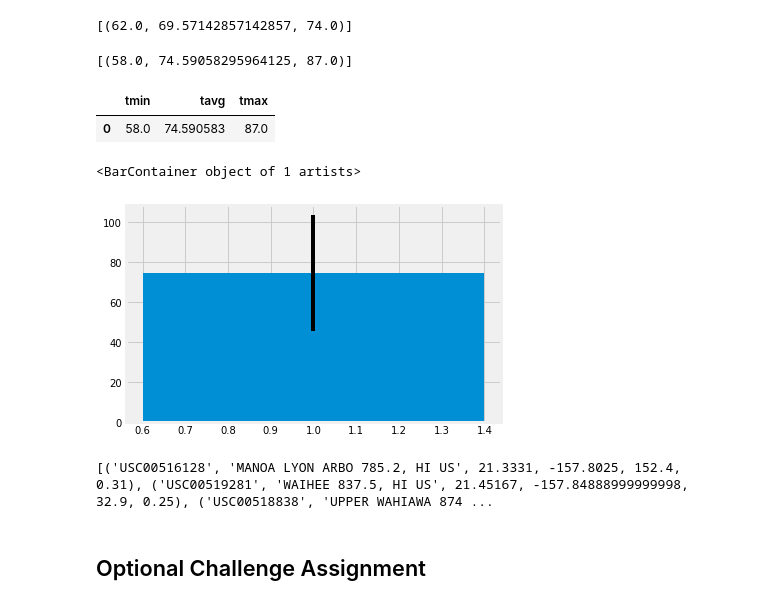
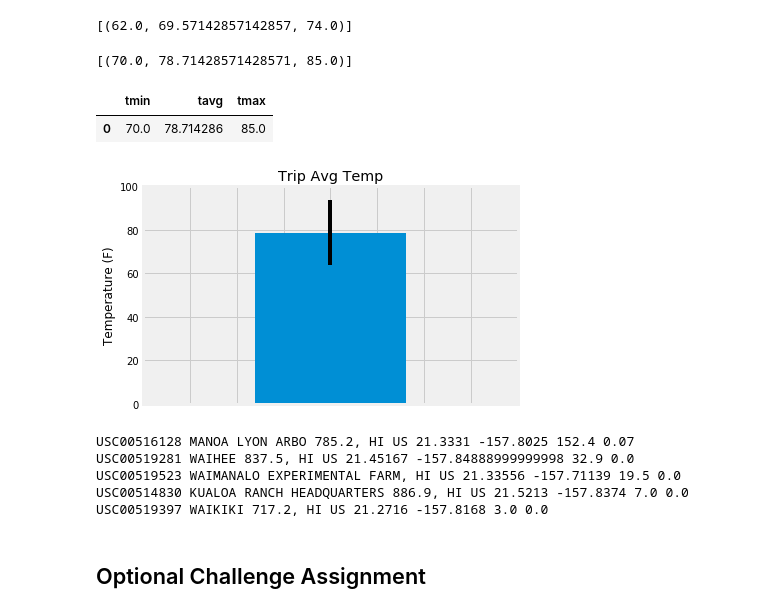
Before and after one commit to loryuen/sqlalchemy-challenge, a Jupyter notebook: climate.ipynb, the cells around one changed output. Cells and saved outputs as stored; diff of their text form; code cells hidden in the pictures.

Commit message:
query

```diff
--- a/climate.ipynb
+++ b/climate.ipynb
@@ -271,33 +264,55 @@ print(calc_temps('2012-02-28', '2012-03-05'))
 # %%
 # Use your previous function `calc_temps` to calculate the tmin, tavg, and tmax
 # for your trip using the previous year's data for those same dates.
-t_results = calc_temps('2016-08-23','2017-08-23')
+t_results = calc_temps('2017-08-10','2017-08-23')
 print(t_results)
 # %% [output]
-[(58.0, 74.59058295964125, 87.0)]
+[(70.0, 78.71428571428571, 85.0)]
 # %%
 t_df = pd.DataFrame(t_results, columns =['tmin','tavg','tmax'])
 t_df
 # %% [output]
 |  | tmin | tavg | tmax |
-| 0 | 58.0 | 74.590583 | 87.0 |
+| 0 | 70.0 | 78.714286 | 85.0 |
 # %%
 # Plot the results from your previous query as a bar chart.
 # Use "Trip Avg Temp" as your Title
 # Use the average temperature for the y value
 # Use the peak-to-peak (tmax-tmin) value as the y error bar (yerr)
-#yerr = pd.DataFrame([t_df['tmin'],t_df['tmax']])
+
+fig, ax = plt.subplots()
 yerr = t_df['tmax']-t_df['tmin']
-#ax = t_df.plot(t_df['tavg'], yerr=yerr)
-plt.bar(1, t_df['tavg'], yerr=yerr)
+ax.bar(1, t_df['tavg'], yerr=yerr)
+plt.title('Trip Avg Temp')
+plt.ylabel('Temperature (F)')
+plt.xlim(0, 2)
+plt.ylim(0,100)
+
+#remove x labels
+labels = [item.get_text() for item in ax.get_xticklabels()]
+empty_string_labels = ['']*len(labels)
+ax.set_xticklabels(empty_string_labels)
+
+plt.savefig('images/03_tripavgtemp.png')
+
+plt.show()
 # %% [output]
-<BarContainer object of 1 artists>
-[figure, old version]
+[figure, new version]
 # %%
 # Calculate the total amount of rainfall per weather station for your trip dates using the previous year's matching dates.
 # Sort this in descending order by precipitation amount and list the station, name, latitude, longitude, and elevation
+
+for m, s in session.query(Measurement, Station).filter(Measurement.station == Station.station).\
+    filter(Measurement.date >= '2017-08-10').filter(Measurement.date <= '2017-08-23').\
+    group_by(Measurement.station).\
+    order_by(func.sum(Measurement.prcp).desc()).all():
+        print(m.station, s.name, s.latitude, s.longitude, s.elevation, m.prcp)
 # %% [output]
-[('USC00516128', 'MANOA LYON ARBO 785.2, HI US', 21.3331, -157.8025, 152.4, 0.31), ('USC00519281', 'WAIHEE 837.5, HI US', 21.45167, -157.84888999999998, 32.9, 0.25), ('USC00518838', 'UPPER WAHIAWA 874 ...
+USC00516128 MANOA LYON ARBO 785.2, HI US 21.3331 -157.8025 152.4 0.07
+USC00519281 WAIHEE 837.5, HI US 21.45167 -157.84888999999998 32.9 0.0
+USC00519523 WAIMANALO EXPERIMENTAL FARM, HI US 21.33556 -157.71139 19.5 0.0
+USC00514830 KUALOA RANCH HEADQUARTERS 886.9, HI US 21.5213 -157.8374 7.0 0.0
+USC00519397 WAIKIKI 717.2, HI US 21.2716 -157.8168 3.0 0.0
 # %% [markdown]
 ## Optional Challenge Assignment
 # %%
```
Also changed, not shown: parts of 1 cell of this notebook, 1 other file.
